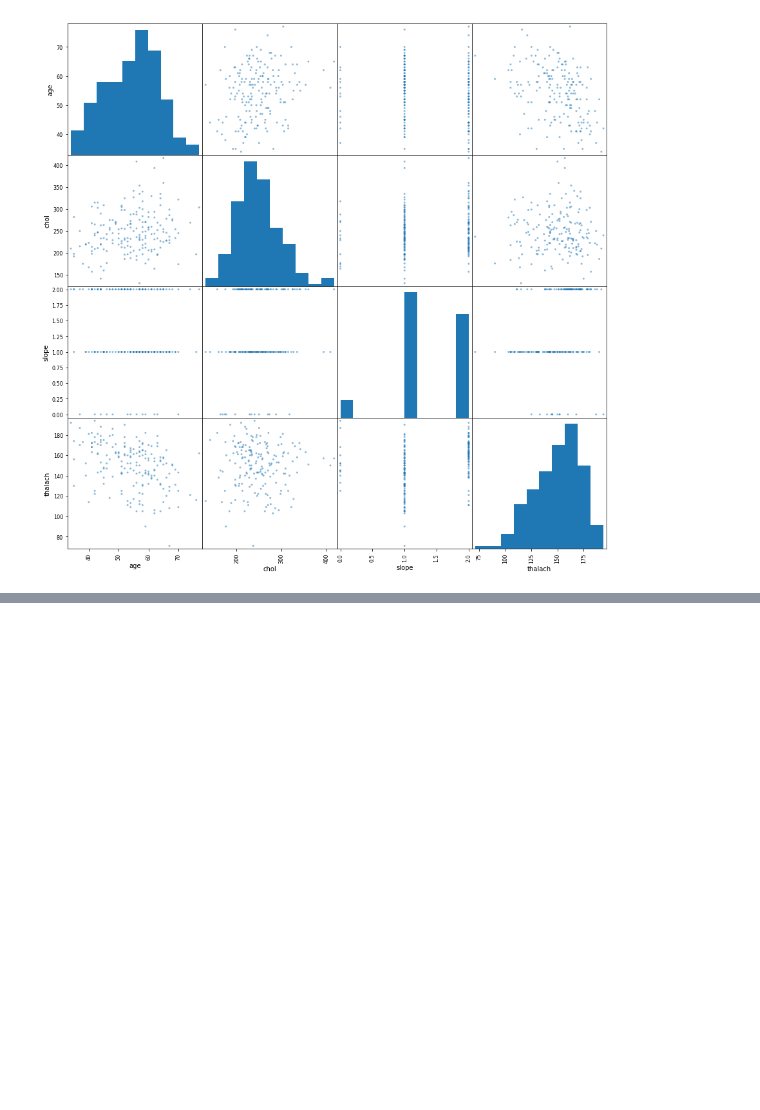
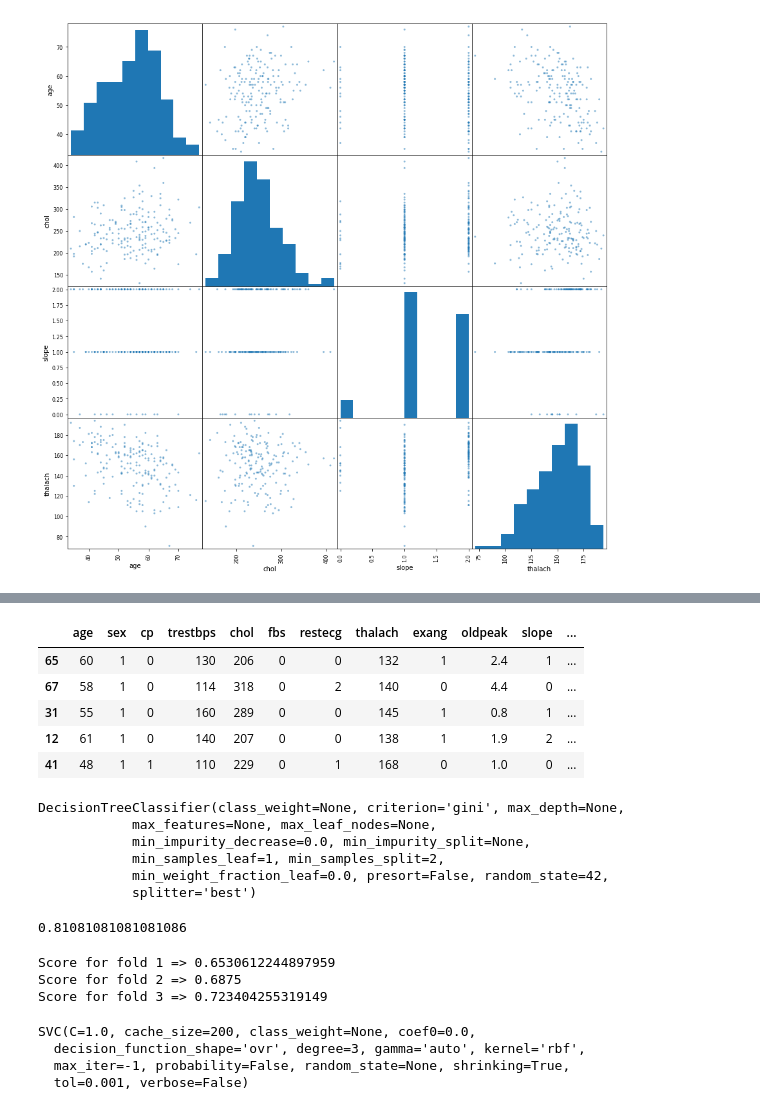
Before and after one commit to MusaTamzid05/ThesisModels, a Jupyter notebook: heat-attack-prediction/Heart Attact Detection.ipynb, the cells around one changed output, grey strips where cells are left out. Drawn from its saved outputs; the diff is of its cells as text; code cells hidden in the pictures; blank space fills up the shorter version.

```diff
--- a/heat-attack-prediction/Heart Attact Detection.ipynb
+++ b/heat-attack-prediction/Heart Attact Detection.ipynb
@@ -176,0 +193,3 @@ array([[<matplotlib.axes._subplots.AxesSubplot object at 0x...>,
+# %%
+data  = shuffled_data.drop("target" , axis = 1)
+labels = shuffled_data["target"]
@@ -176,0 +203,74 @@ array([[<matplotlib.axes._subplots.AxesSubplot object at 0x...>,
+# %%
+X_train.head()
+# %% [output]
+|  | age | sex | cp | trestbps | chol | fbs | restecg | thalach | exang | oldpeak | slope | ... |
+| 65 | 60 | 1 | 0 | 130 | 206 | 0 | 0 | 132 | 1 | 2.4 | 1 | ... |
+| 67 | 58 | 1 | 0 | 114 | 318 | 0 | 2 | 140 | 0 | 4.4 | 0 | ... |
+| 31 | 55 | 1 | 0 | 160 | 289 | 0 | 0 | 145 | 1 | 0.8 | 1 | ... |
+| 12 | 61 | 1 | 0 | 140 | 207 | 0 | 0 | 138 | 1 | 1.9 | 2 | ... |
+| 41 | 48 | 1 | 1 | 110 | 229 | 0 | 1 | 168 | 0 | 1.0 | 0 | ... |
+# %%
+from sklearn.tree import DecisionTreeClassifier
+
+des_classifier = DecisionTreeClassifier(random_state = 42)
+des_classifier.fit(X_train , y_train)
+# %% [output]
+DecisionTreeClassifier(class_weight=None, criterion='gini', max_depth=None,
+            max_features=None, max_leaf_nodes=None,
+            min_impurity_decrease=0.0, min_impurity_split=None,
+            min_samples_leaf=1, min_samples_split=2,
+            min_weight_fraction_leaf=0.0, presort=False, random_state=42,
+            splitter='best')
+# %%
+from sklearn.metrics import accuracy_score
+
+predictions = des_classifier.predict(X_test)
+accuracy_score(predictions , y_test)
+# %% [output]
+0.81081081081081086
+# %%
+from sklearn.model_selection import StratifiedKFold
+from sklearn.base import clone
+
+def cross_val_score(clf , X_train , y_train ,  n_splits = 3 , random_state = 42):
+
+    skfolds = StratifiedKFold(n_splits = n_splits , random_state = random_state)
+    fold_index = 1
+
+    for train_index , test_index in skfolds.split(X_train , y_train):
+        clone_clf = clone(clf)
+
+
+        X_train_folds = X_train.iloc[train_index]
+        y_train_folds = y_train.iloc[train_index]
+
+        X_test_folds = X_train.iloc[test_index]
+        y_test_folds = y_train.iloc[test_index]
+
+
+        clone_clf.fit(X_train_folds , y_train_folds)
+        y_preds = clone_clf.predict(X_test_folds)
+
+        n_correct = sum(y_preds == y_test_folds)
+
+        print("Score for fold {} => {}".format(fold_index , n_correct / len(y_preds)))
+        fold_index += 1
+
+
+
+
+cross_val_score(des_classifier , X_train , y_train)
+# %% [output]
+Score for fold 1 => 0.6530612244897959
+Score for fold 2 => 0.6875
+Score for fold 3 => 0.723404255319149
+# %%
+from sklearn.svm import SVC
+
+sv_cls = SVC(gamma = "auto")
+sv_cls.fit(X_train , y_train)
+# %% [output]
+SVC(C=1.0, cache_size=200, class_weight=None, coef0=0.0,
+  decision_function_shape='ovr', degree=3, gamma='auto', kernel='rbf',
+  max_iter=-1, probability=False, random_state=None, shrinking=True,
+  tol=0.001, verbose=False)
```
Also changed, not shown: parts of 8 cells of this notebook.
